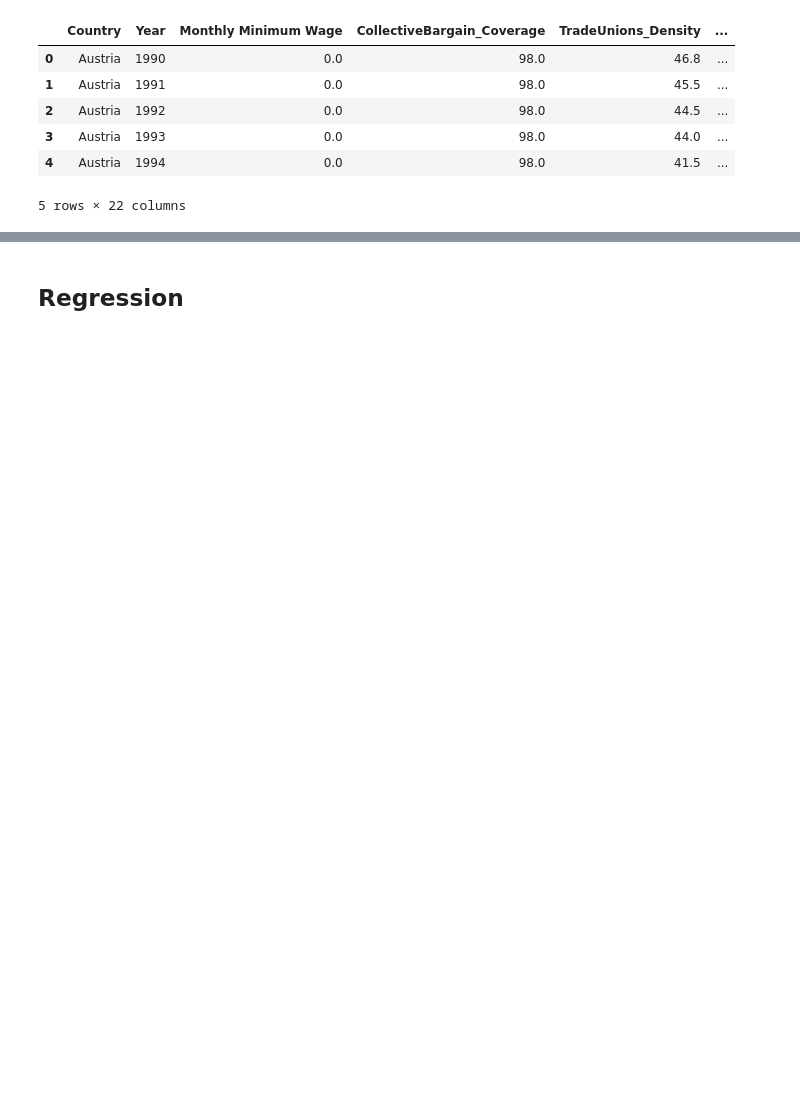
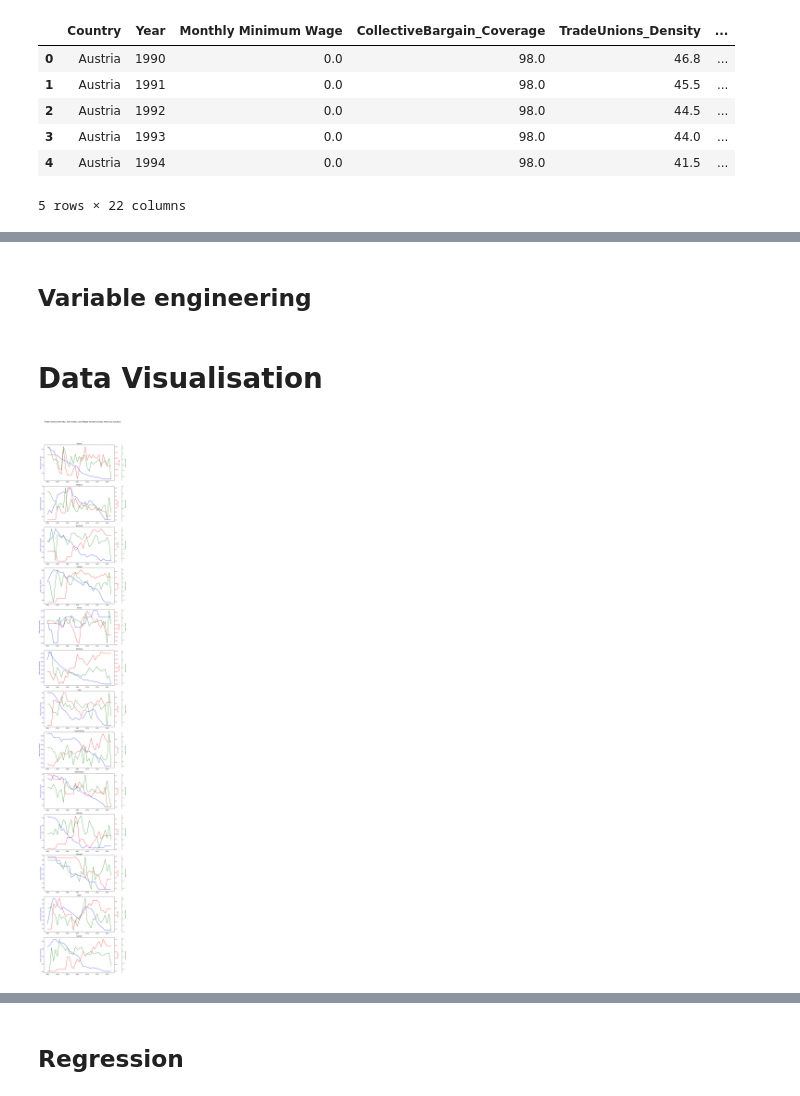
Before and after one commit to Jacopo21/MA_Thesis, a Jupyter notebook: analysis.ipynb, the cells around one changed output, grey strips where cells are left out. Saved outputs shown, nothing was run; the diff lists cells and outputs as text; code cells hidden in the pictures; blank space fills up the shorter version.

Commit message:
improved model and graphs

```diff
--- a/analysis.ipynb
+++ b/analysis.ipynb
@@ -57,3 +37,5 @@ df.rename(columns={
     "Part time employment, total (% of total employment)": "Parttime_employment"
 }, inplace=True)
 df.reset_index(inplace=True)
+df.drop(columns=['Employment/population ratio Women age 15 to 64'], inplace=True)
+print(df.columns)
@@ -59,0 +50,42 @@ df.reset_index(inplace=True)
+# %% [markdown]
+## Variable engineering
+# %%
+df['lnGDP'] = np.log(df['GDP'])
+df['lnGDP'].round(2)
+df['minwage'] = (df['Monthly Minimum Wage'] > 0).any()
+df['minwage'] = df['minwage'].astype(int)
+# %% [markdown]
+# Data Visualisation
+# %%
+countries = df['Country'].unique()
+
+fig, axs = plt.subplots(len(countries), 1, figsize=(10, 5 * len(countries)))
+
+if len(countries) == 1:
+    axs = [axs]
+
+for ax, country in zip(axs, countries):
+    data = df[df['Country'] == country]
+
+    ax.plot(data['Year'], data['TradeUnions_Density'], color='blue', label='Trade Unions Density')
+    ax.set_ylabel('Trade Unions Density', color='blue')
+    ax.tick_params(axis='y', labelcolor='blue')
+
+    ax2 = ax.twinx()
+    ax2.plot(data['Year'], data['Gini Index'], color='red', label='Gini Index')
+    ax2.set_ylabel('Gini Index', color='red')
+    ax2.tick_params(axis='y', labelcolor='red')
+
+    ax3 = ax.twinx()
+    ax3.spines['right'].set_position(('outward', 60))
+    ax3.plot(data['Year'], data['WageGrowth'], color='green', label='Wage Growth')
+    ax3.set_ylabel('Wage Growth', color='green')
+    ax3.tick_params(axis='y', labelcolor='green')
+
+    ax.set_title(country)
+
+plt.suptitle('Trade Unions Density, Gini Index, and Wage Growth Across Years by Country', fontsize=16)
+plt.tight_layout(rect=[0, 0.03, 1, 0.95])
+plt.show()
+# %% [output]
+[figure, added]
```
Also changed, not shown: parts of 13 cells of this notebook, 3 other files.
